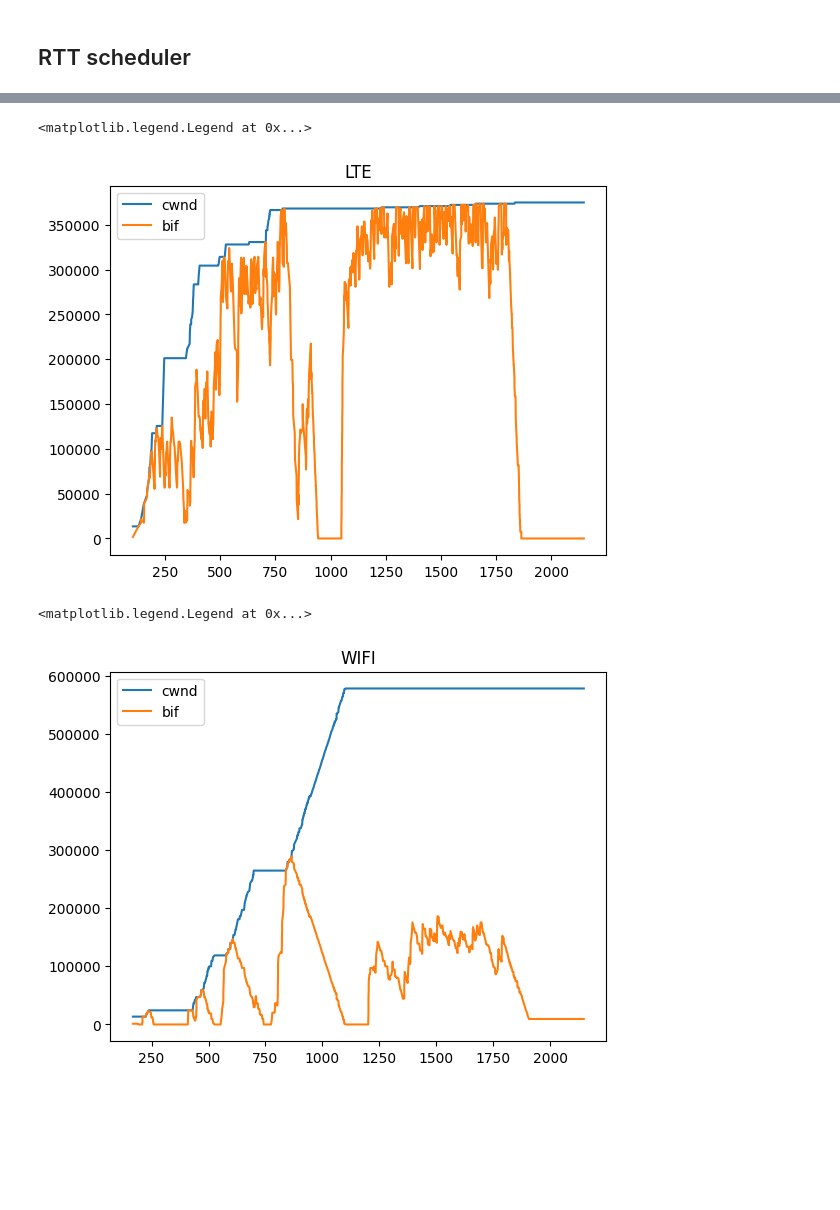
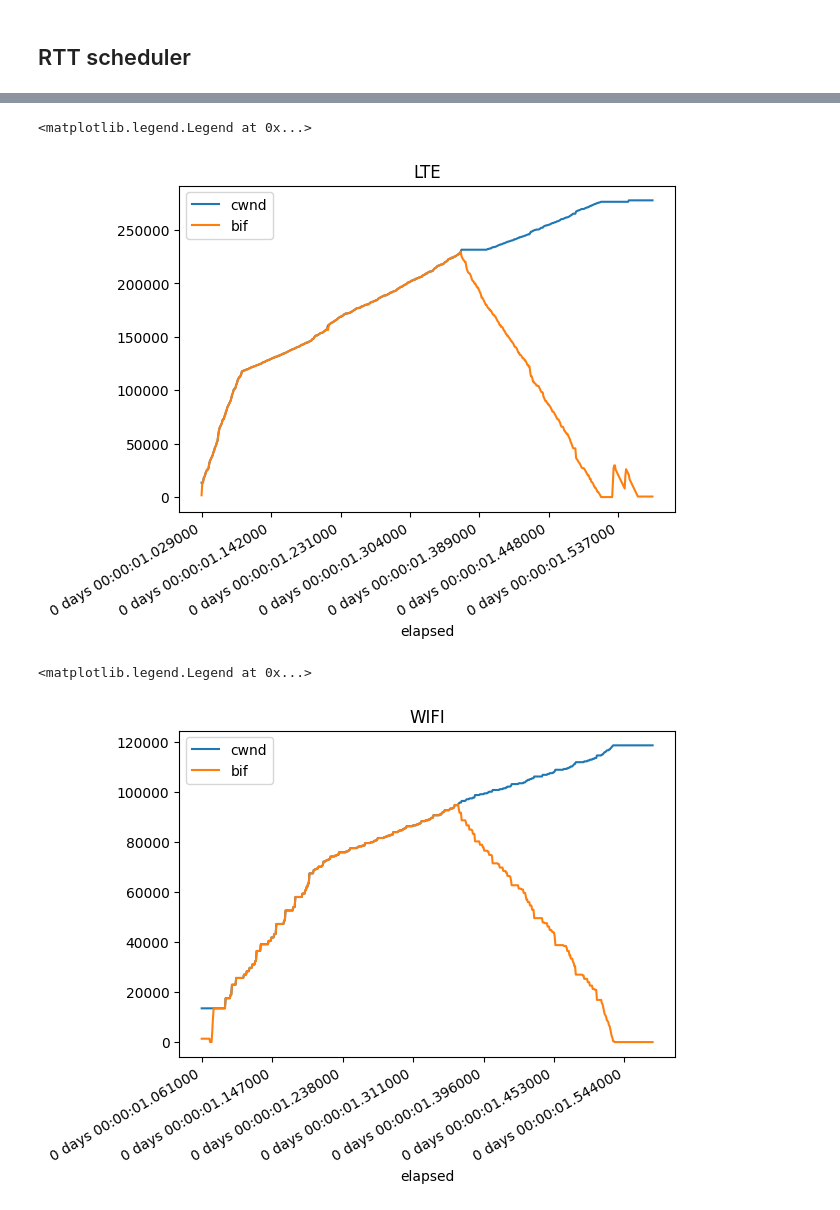
Before and after one commit to jglara/mpquic-rl, a Jupyter notebook: mpquic-rl.ipynb, the cells around one changed output, grey strips where cells are left out. Saved outputs shown, nothing was run; the diff lists cells and outputs as text; code cells hidden in the pictures; blank space fills up the shorter version.

```diff
--- a/mpquic-rl.ipynb
+++ b/mpquic-rl.ipynb
@@ -65,6 +45,7 @@ rr_stats.head()
 # %%
-rtt_stats = pd.read_csv("./logs_rtt/minRtt0.csv")
+rtt_stats = pd.read_csv("./logs_rtt/minRtt1.csv")
 #rtt_stats["elapsed"] = pd.to_timedelta(rr_stats["elapsed"], unit="ms")
 rtt_stats.index= pd.to_timedelta(rtt_stats["elapsed"], unit="ms")
+rtt_stats["sent_bits"] = rtt_stats["sent_bytes"] * 8
 rtt_stats.head()
 # %% [output]
@@ -130,16 +148,14 @@ axis[1].legend()
 # %%
-plt.plot(rtt_lte["elapsed"], rtt_lte["cwnd"], label="cwnd")
-plt.plot(rtt_lte["elapsed"], rtt_lte["bif"], label="bif")
+rtt_stats[rtt_stats["path"] == "lte"].plot(y=["cwnd","bif"])
 plt.title("LTE")
 plt.legend()
 # %% [output]
 <matplotlib.legend.Legend at 0x...>
-[figure, old version]
+[figure, new version]
 # %%
-plt.plot(rtt_wifi["elapsed"], rtt_wifi["cwnd"], label="cwnd")
-plt.plot(rtt_wifi["elapsed"], rtt_wifi["bif"], label="bif")
+rtt_stats[rtt_stats["path"] == "wifi"].plot(y=["cwnd","bif"])
 plt.title("WIFI")
 plt.legend()
 # %% [output]
 <matplotlib.legend.Legend at 0x...>
-[figure, old version]
+[figure, new version]
```
Also changed, not shown: parts of 20 cells of this notebook, 7 other files.
